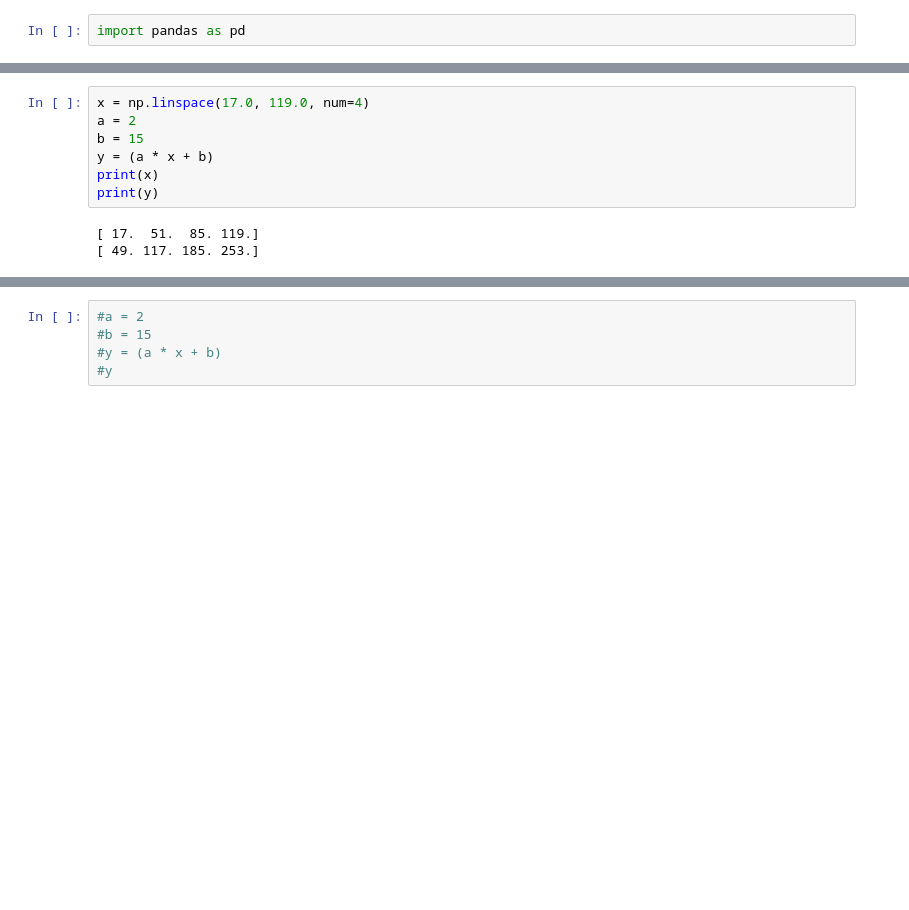
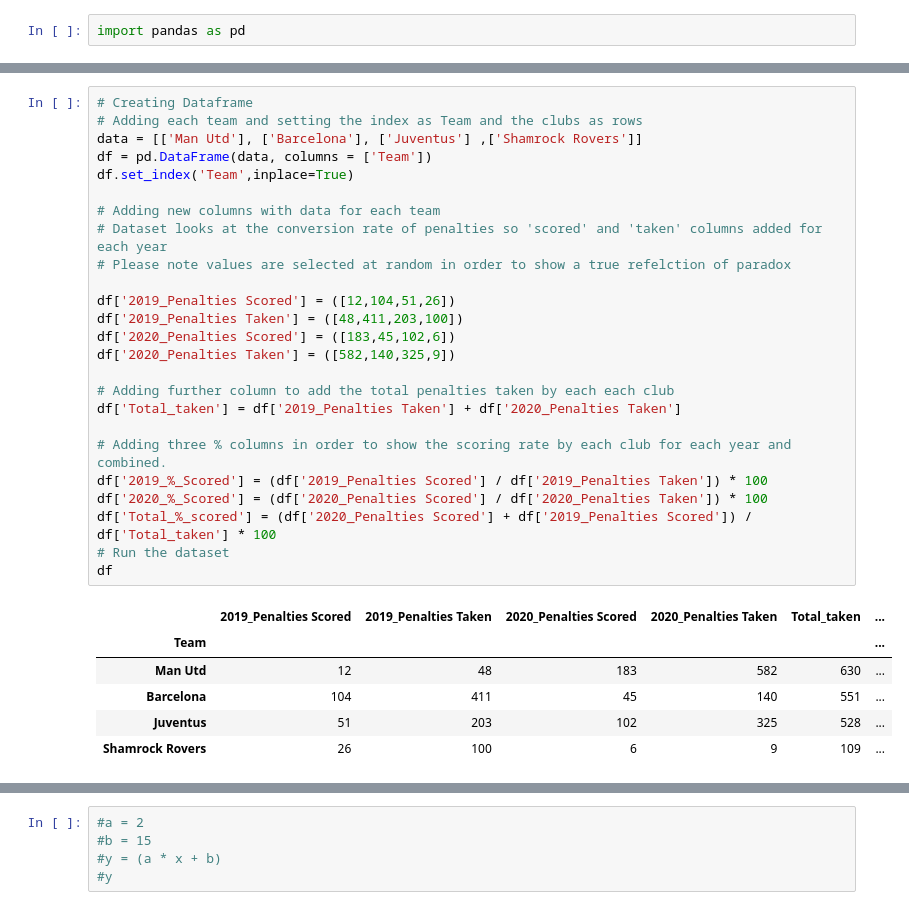
Before and after one commit to EibhinnLee/Tasks-Fundamentals-of-Data-Analysis, a Jupyter notebook: Fundamentals of Data Analysis - Tasks.ipynb, the cells around one changed output, grey strips where cells are left out. Cells and saved outputs as stored; diff of their text form; blank space fills up the shorter version.

```diff
--- a/Fundamentals of Data Analysis - Tasks.ipynb
+++ b/Fundamentals of Data Analysis - Tasks.ipynb
@@ -168,10 +183,32 @@ https://en.wikipedia.org/wiki/Simpson%27s_paradox#:~:text=Simpson's%20paradox%2C
-# %%
-x = np.linspace(17.0, 119.0, num=4)
-a = 2
-b = 15
-y = (a * x + b)
-print(x)
-print(y)
-# %% [output]
-[ 17.  51.  85. 119.]
-[ 49. 117. 185. 253.]
+# %%
+# Creating Dataframe
+# Adding each team and setting the index as Team and the clubs as rows
+data = [['Man Utd'], ['Barcelona'], ['Juventus'] ,['Shamrock Rovers']]
+df = pd.DataFrame(data, columns = ['Team'])
+df.set_index('Team',inplace=True)
+
+# Adding new columns with data for each team
+# Dataset looks at the conversion rate of penalties so 'scored' and 'taken' columns added for each year
+# Please note values are selected at random in order to show a true refelction of paradox
+
+df['2019_Penalties Scored'] = ([12,104,51,26])
+df['2019_Penalties Taken'] = ([48,411,203,100])
+df['2020_Penalties Scored'] = ([183,45,102,6])
+df['2020_Penalties Taken'] = ([582,140,325,9])
+
+# Adding further column to add the total penalties taken by each each club
+df['Total_taken'] = df['2019_Penalties Taken'] + df['2020_Penalties Taken']
+
+# Adding three % columns in order to show the scoring rate by each club for each year and combined.
+df['2019_%_Scored'] = (df['2019_Penalties Scored'] / df['2019_Penalties Taken']) * 100
+df['2020_%_Scored'] = (df['2020_Penalties Scored'] / df['2020_Penalties Taken']) * 100
+df['Total_%_scored'] = (df['2020_Penalties Scored'] + df['2019_Penalties Scored']) / df['Total_taken'] * 100
+# Run the dataset
+df
+# %% [output]
+|  | 2019_Penalties Scored | 2019_Penalties Taken | 2020_Penalties Scored | 2020_Penalties Taken | Total_taken | ... |
+| Team |  |  |  |  |  | ... |
+| Man Utd | 12 | 48 | 183 | 582 | 630 | ... |
+| Barcelona | 104 | 411 | 45 | 140 | 551 | ... |
+| Juventus | 51 | 203 | 102 | 325 | 528 | ... |
+| Shamrock Rovers | 26 | 100 | 6 | 9 | 109 | ... |
```
Also changed, not shown: parts of 23 cells of this notebook.
